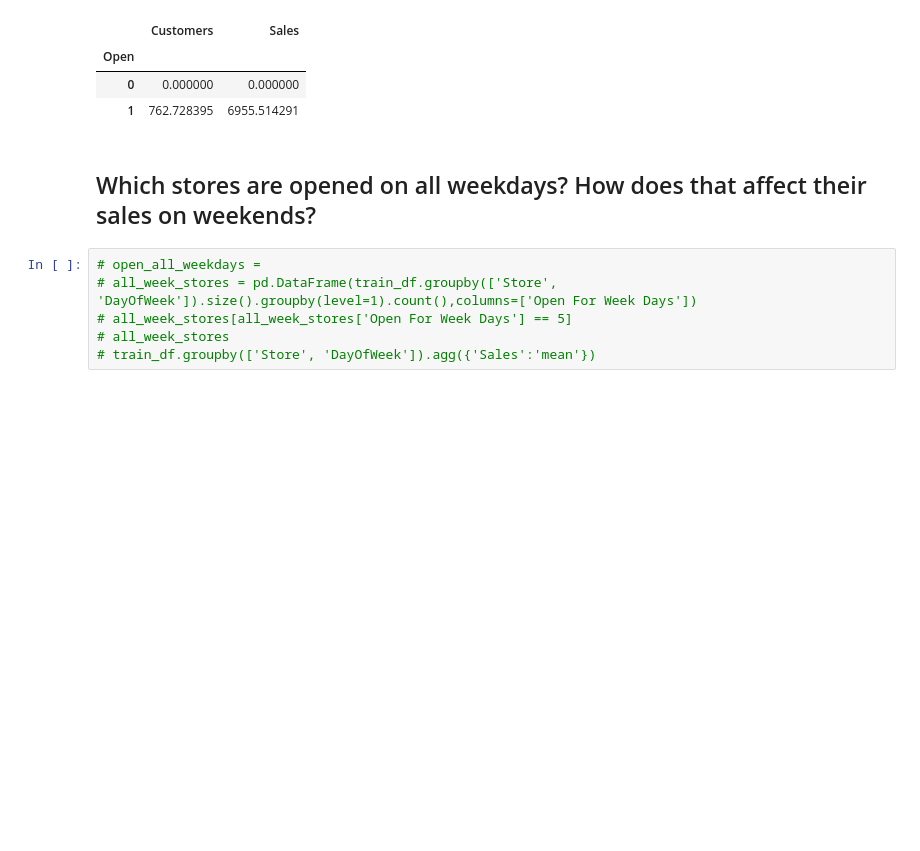
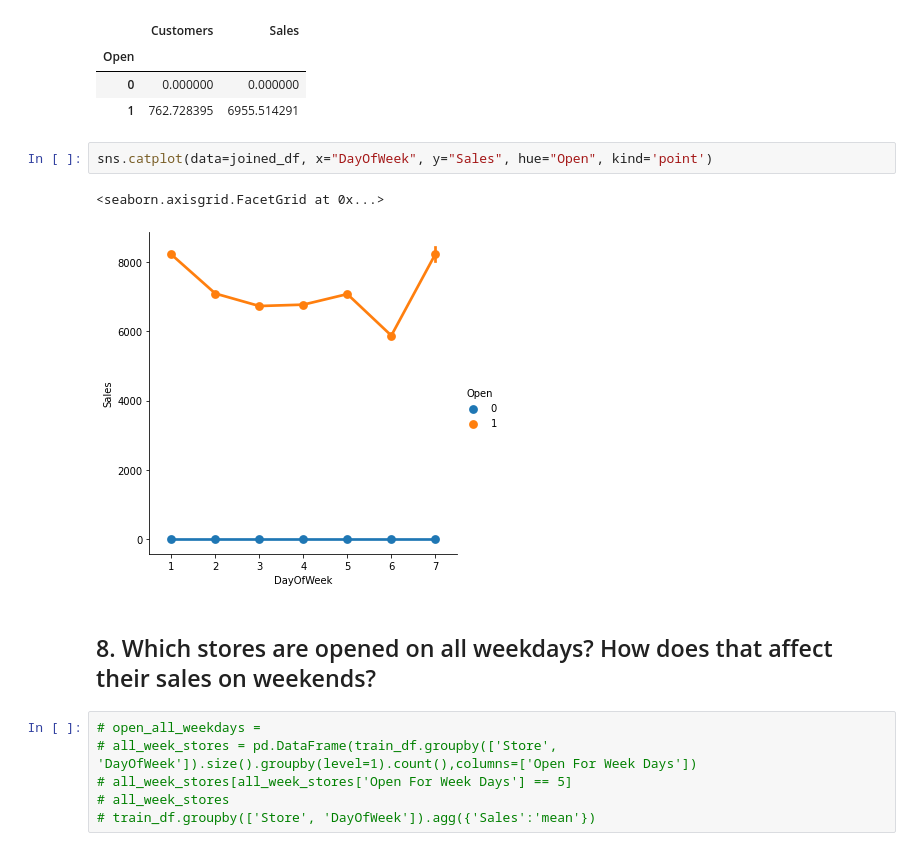
Before and after one commit to DePacifier/pharmacy_sales_prediction, a Jupyter notebook: notebooks/data_exploration.ipynb, the cells around one changed output. Cells and saved outputs as stored; diff of their text form; blank space fills up the shorter version.

```diff
--- a/notebooks/data_exploration.ipynb
+++ b/notebooks/data_exploration.ipynb
@@ -549,8 +554,13 @@ customer_behaviour
 | Open |  |  |
 | 0 | 0.000000 | 0.000000 |
 | 1 | 762.728395 | 6955.514291 |
+# %%
+sns.catplot(data=joined_df, x="DayOfWeek", y="Sales", hue="Open", kind='point')
+# %% [output]
+<seaborn.axisgrid.FacetGrid at 0x...>
+[figure, added]
 # %% [markdown]
-## Which stores are opened on all weekdays? How does that affect their sales on weekends?
+## 8. Which stores are opened on all weekdays? How does that affect their sales on weekends?
 # %%
 # open_all_weekdays =
 # all_week_stores = pd.DataFrame(train_df.groupby(['Store', 'DayOfWeek']).size().groupby(level=1).count(),columns=['Open For Week Days'])
```
Also changed, not shown: parts of 52 cells of this notebook, 1 other file.
